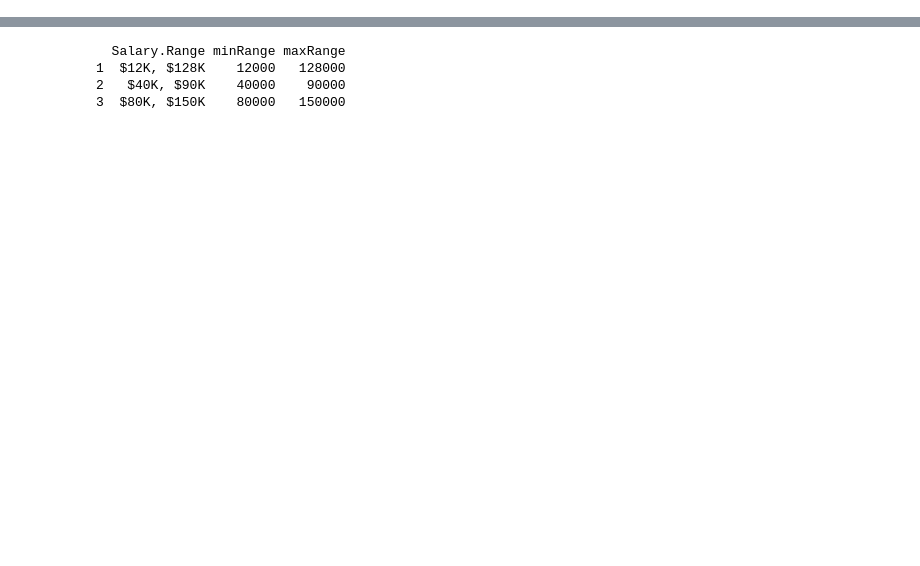
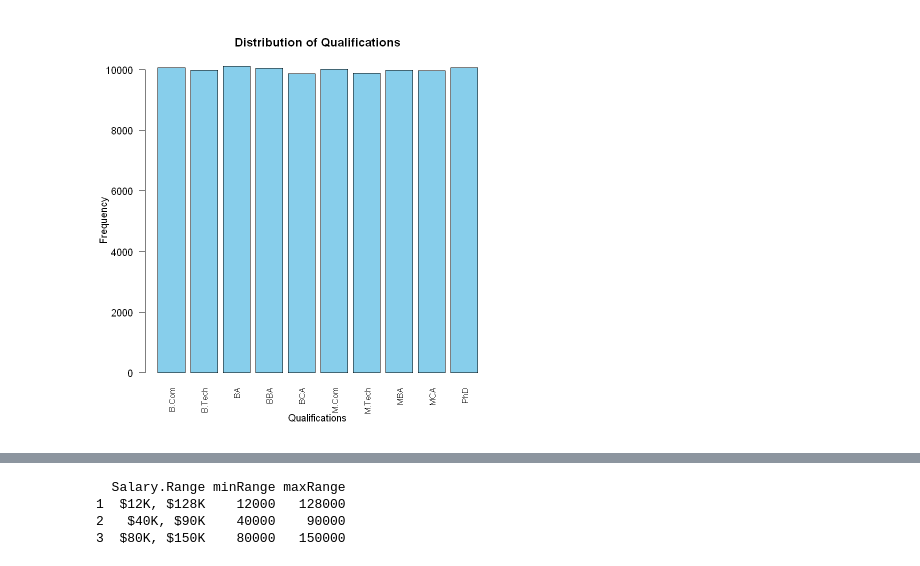
Before and after one commit to ngyh6726/MH3511_R_Project, a Jupyter notebook: Job_Descriptions.ipynb, the cells around one changed output, grey strips where cells are left out. Drawn from its saved outputs; the diff is of its cells as text; code cells hidden in the pictures; blank space fills up the shorter version.

```diff
--- a/Job_Descriptions.ipynb
+++ b/Job_Descriptions.ipynb
@@ -5,0 +71,11 @@ library(dplyr)
+# %%
+# Plot the histogram of qualifications
+barplot(table(df$Qualifications),
+        col = "skyblue",
+        main = "Distribution of Qualifications",
+        xlab = "Qualifications",
+        ylab = "Frequency",
+        cex.name = 0.8,
+        las = 2)
+# %% [output]
+[figure, added]
```
Also changed, not shown: parts of 19 cells of this notebook.
